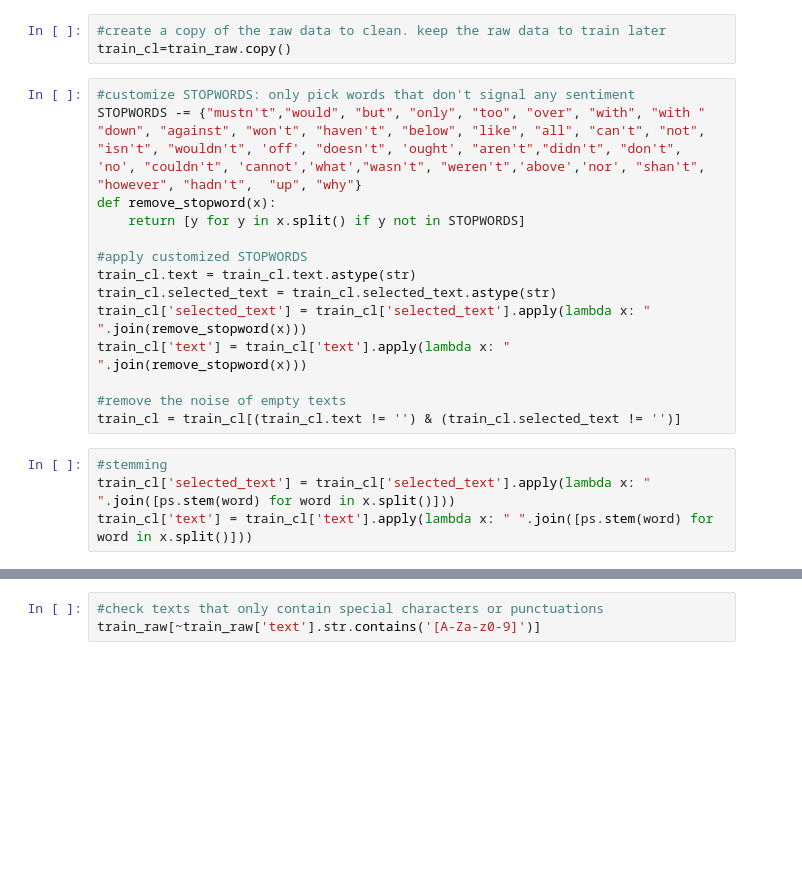
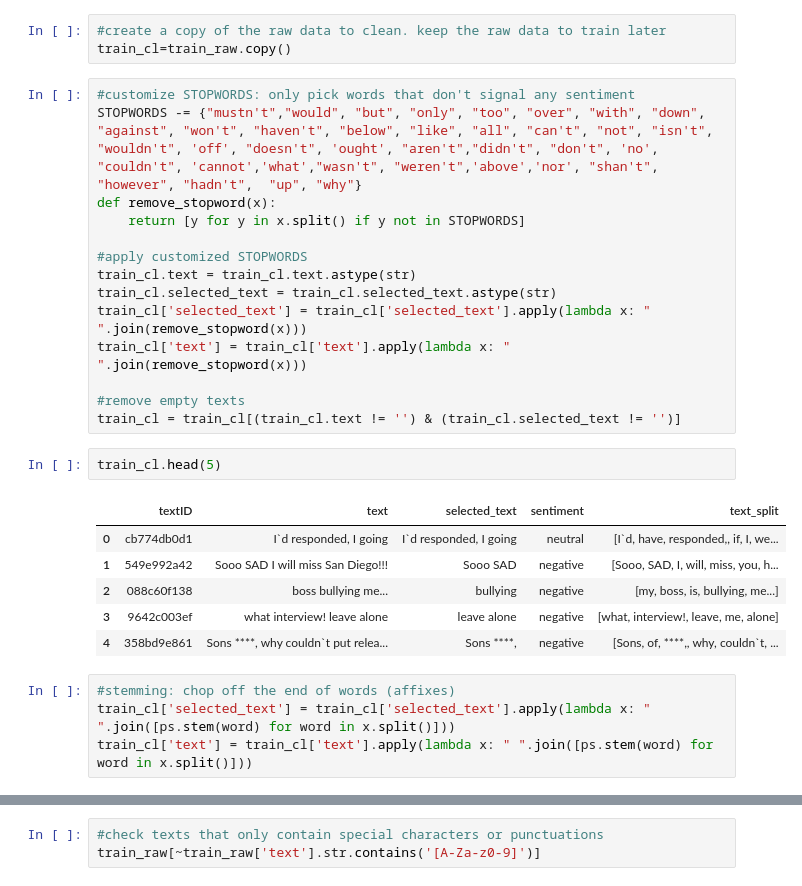
Before and after one commit to QingchuanLyu/Tweet-Sentiment-Analysis, a Jupyter notebook: Tweet Sentiment Extraction.ipynb, the cells around one changed output, grey strips where cells are left out. Cells and saved outputs as stored; diff of their text form; blank space fills up the shorter version.

```diff
--- a/Tweet Sentiment Extraction.ipynb
+++ b/Tweet Sentiment Extraction.ipynb
@@ -85,7 +110,7 @@ Text(0.5, 1.0, 'The most common words in raw data')
 train_cl=train_raw.copy()
 # %%
 #customize STOPWORDS: only pick words that don't signal any sentiment
-STOPWORDS -= {"mustn't","would", "but", "only", "too", "over", "with", "with " "down", "against", "won't", "haven't", "below", "like", "all", "can't", "not", "isn't", "wouldn't", 'off', "doesn't", 'ought', "aren't","didn't", "don't", 'no', "couldn't", 'cannot','what',"wasn't", "weren't",'above','nor', "shan't", "however", "hadn't",  "up", "why"}
+STOPWORDS -= {"mustn't","would", "but", "only", "too", "over", "with", "down", "against", "won't", "haven't", "below", "like", "all", "can't", "not", "isn't", "wouldn't", 'off', "doesn't", 'ought', "aren't","didn't", "don't", 'no', "couldn't", 'cannot','what',"wasn't", "weren't",'above','nor', "shan't", "however", "hadn't",  "up", "why"}
 def remove_stopword(x):
     return [y for y in x.split() if y not in STOPWORDS]
 
@@ -95,9 +120,18 @@ train_cl.selected_text = train_cl.selected_text.astype(str)
 train_cl['selected_text'] = train_cl['selected_text'].apply(lambda x: " ".join(remove_stopword(x)))
 train_cl['text'] = train_cl['text'].apply(lambda x: " ".join(remove_stopword(x)))
 
-#remove the noise of empty texts
+#remove empty texts
 train_cl = train_cl[(train_cl.text != '') & (train_cl.selected_text != '')]
+# %%
+train_cl.head(5)
+# %% [output]
+|  | textID | text | selected_text | sentiment | text_split |
+| 0 | cb774db0d1 | I`d responded, I going | I`d responded, I going | neutral | [I`d, have, responded,, if, I, we... |
+| 1 | 549e992a42 | Sooo SAD I will miss San Diego!!! | Sooo SAD | negative | [Sooo, SAD, I, will, miss, you, h... |
+| 2 | 088c60f138 | boss bullying me... | bullying | negative | [my, boss, is, bullying, me...] |
+| 3 | 9642c003ef | what interview! leave alone | leave alone | negative | [what, interview!, leave, me, alone] |
+| 4 | 358bd9e861 | Sons ****, why couldn`t put relea... | Sons ****, | negative | [Sons, of, ****,, why, couldn`t, ... |
 # %%
-#stemming
+#stemming: chop off the end of words (affixes)
 train_cl['selected_text'] = train_cl['selected_text'].apply(lambda x: " ".join([ps.stem(word) for word in x.split()]))
 train_cl['text'] = train_cl['text'].apply(lambda x: " ".join([ps.stem(word) for word in x.split()]))
```
Also changed, not shown: parts of 29 cells of this notebook.
